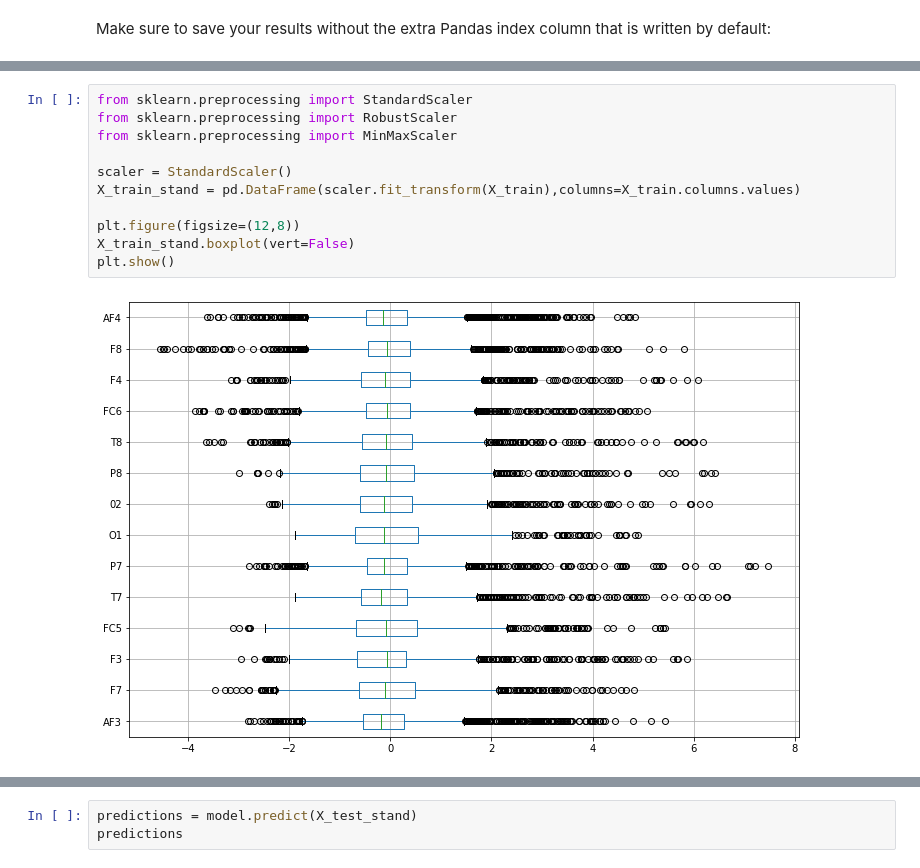
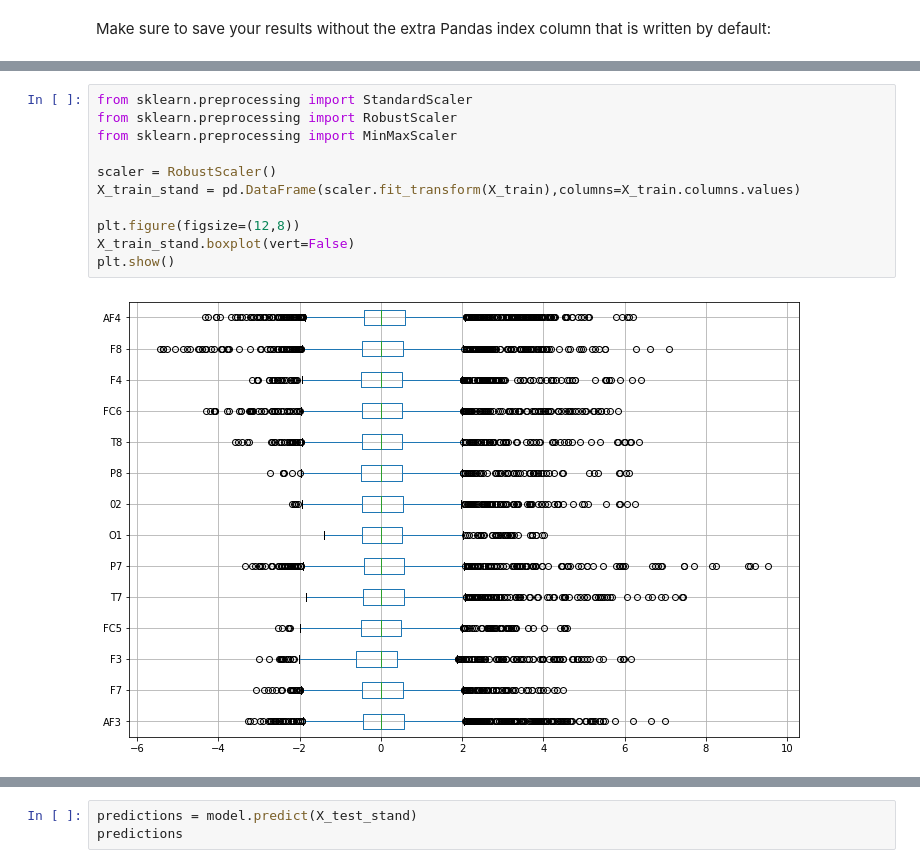
Before and after one commit to CallensToon/Machine_Learning_course_UGent_D012554_kaggle, a Jupyter notebook: Eye blinking prediction.ipynb, the cells around one changed output, grey strips where cells are left out. Cells and saved outputs as stored; diff of their text form.

```diff
--- a/Eye blinking prediction.ipynb
+++ b/Eye blinking prediction.ipynb
@@ -88,15 +102,15 @@ X_train.head()
 # %%
 from sklearn.preprocessing import StandardScaler
 from sklearn.preprocessing import RobustScaler
 from sklearn.preprocessing import MinMaxScaler
 
-scaler = StandardScaler()
+scaler = RobustScaler()
 X_train_stand = pd.DataFrame(scaler.fit_transform(X_train),columns=X_train.columns.values)
 
 plt.figure(figsize=(12,8))
 X_train_stand.boxplot(vert=False)
 plt.show()
 # %% [output]
-[figure, old version]
+[figure, new version]
 # %%
 X_test_stand = pd.DataFrame(scaler.transform(X_test),columns=X_test.columns.values)
```
Also changed, not shown: parts of 12 cells of this notebook.
